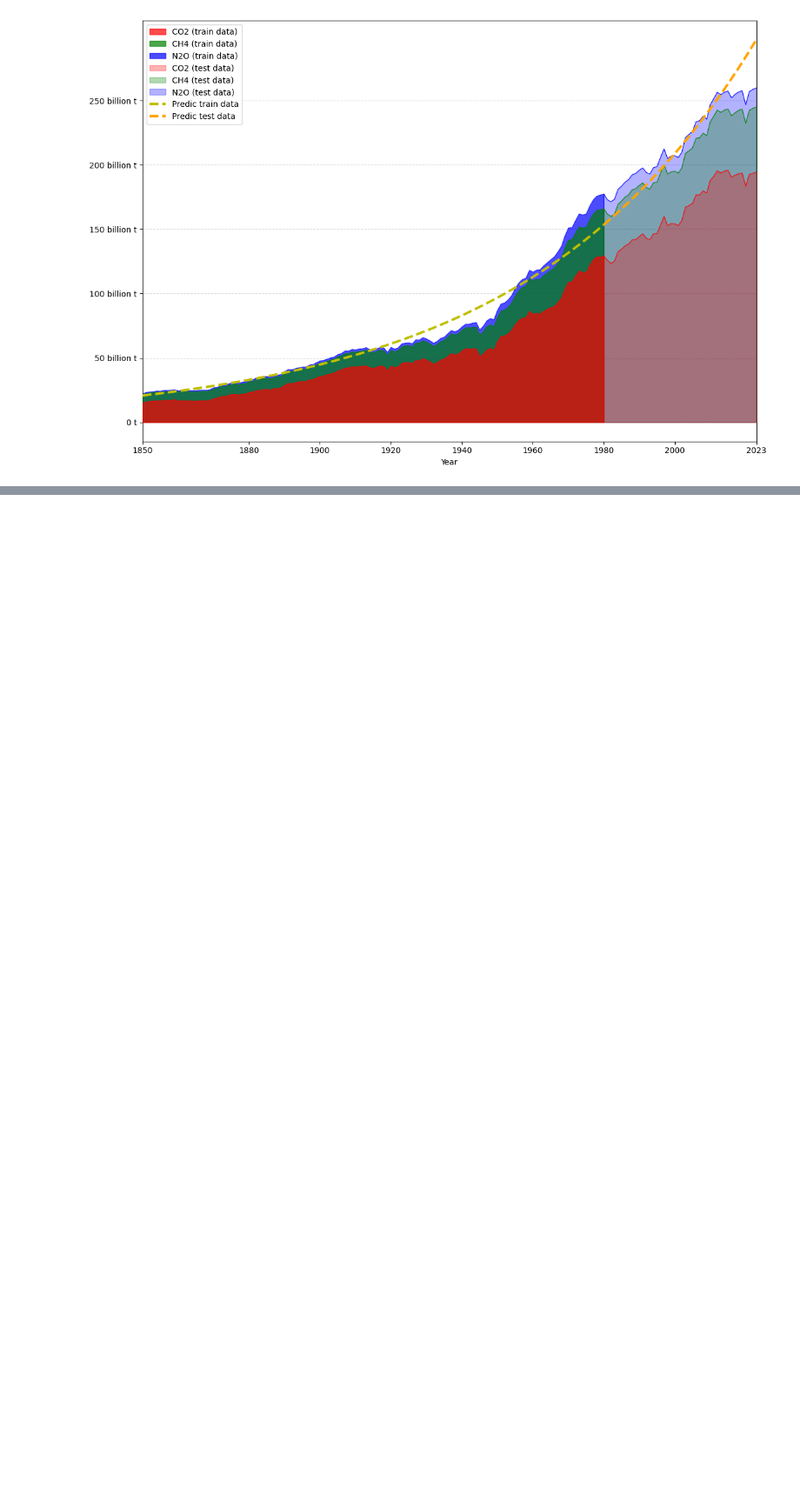
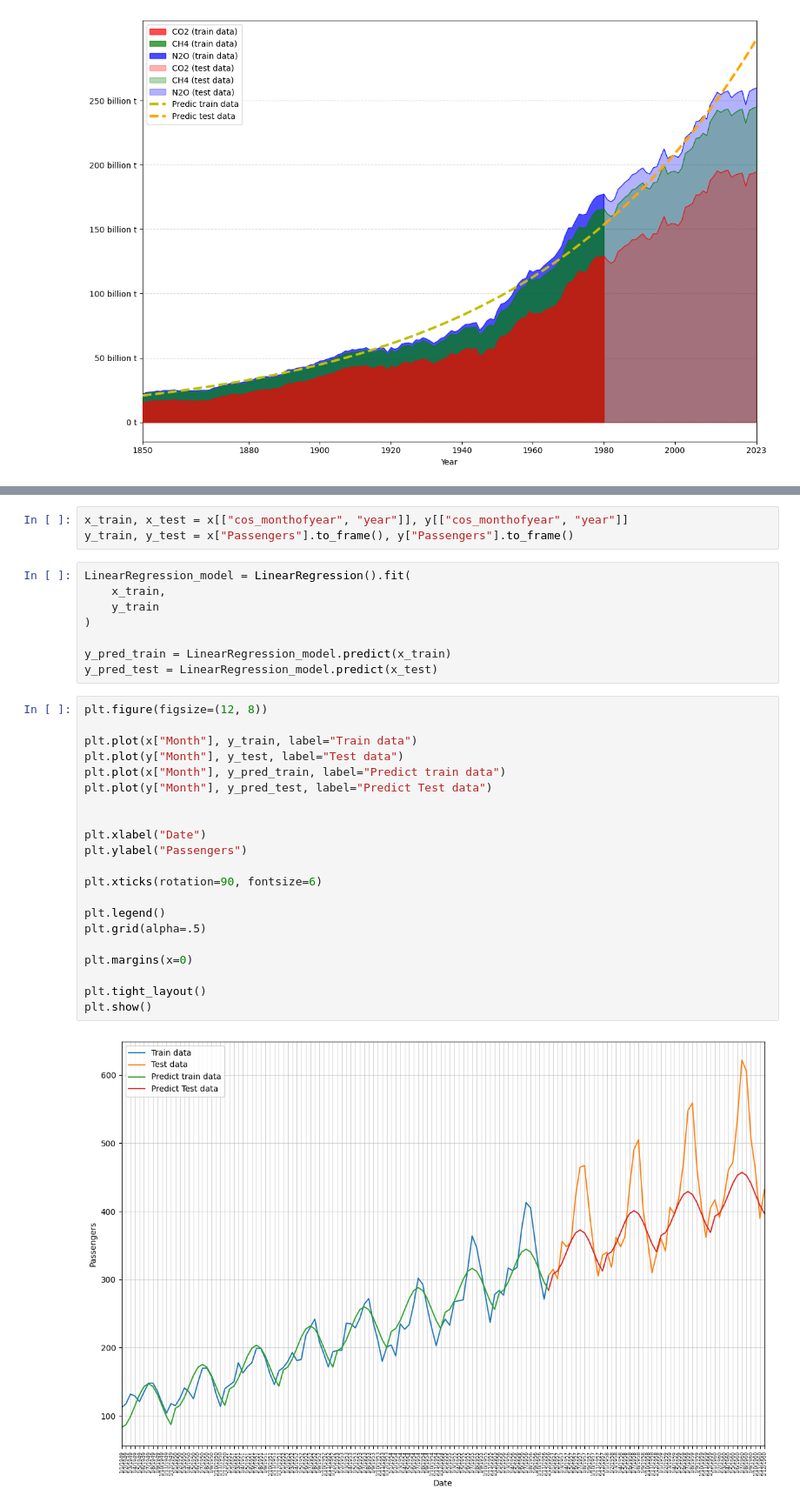
Before and after one commit to egorbeckish/Masters-program, a Jupyter notebook: 1. First Course/Semester 1/Регрессоры/3. Ноябрь/20.11.2025/ДЗ/main.ipynb, the cells around one changed output, grey strips where cells are left out. Shown at 87% size. Saved outputs shown, nothing was run; the diff lists cells and outputs as text; blank space fills up the shorter version.

```diff
--- a/1. First Course/Semester 1/Регрессоры/3. Ноябрь/20.11.2025/ДЗ/main.ipynb
+++ b/1. First Course/Semester 1/Регрессоры/3. Ноябрь/20.11.2025/ДЗ/main.ipynb
@@ -182,0 +297,34 @@ plt.show()
+# %%
+x_train, x_test = x[["cos_monthofyear", "year"]], y[["cos_monthofyear", "year"]]
+y_train, y_test = x["Passengers"].to_frame(), y["Passengers"].to_frame()
+# %%
+LinearRegression_model = LinearRegression().fit(
+	x_train,
+	y_train
+)
+
+y_pred_train = LinearRegression_model.predict(x_train)
+y_pred_test = LinearRegression_model.predict(x_test)
+# %%
+plt.figure(figsize=(12, 8))
+
+plt.plot(x["Month"], y_train, label="Train data")
+plt.plot(y["Month"], y_test, label="Test data")
+plt.plot(x["Month"], y_pred_train, label="Predict train data")
+plt.plot(y["Month"], y_pred_test, label="Predict Test data")
+
+
+plt.xlabel("Date")
+plt.ylabel("Passengers")
+
+plt.xticks(rotation=90, fontsize=6)
+
+plt.legend()
+plt.grid(alpha=.5)
+
+plt.margins(x=0)
+
+plt.tight_layout()
+plt.show()
+# %% [output]
+[figure, added]
```
Also changed, not shown: parts of 27 cells of this notebook, 3 other files.
